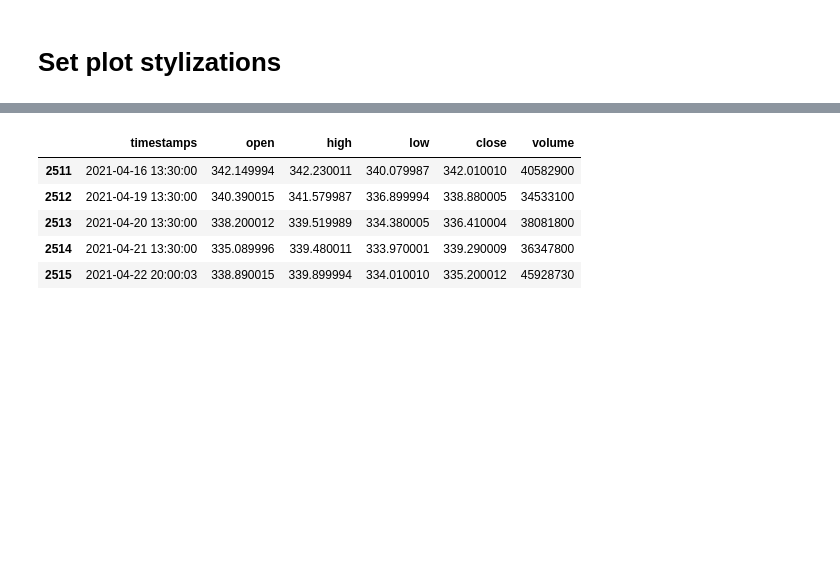
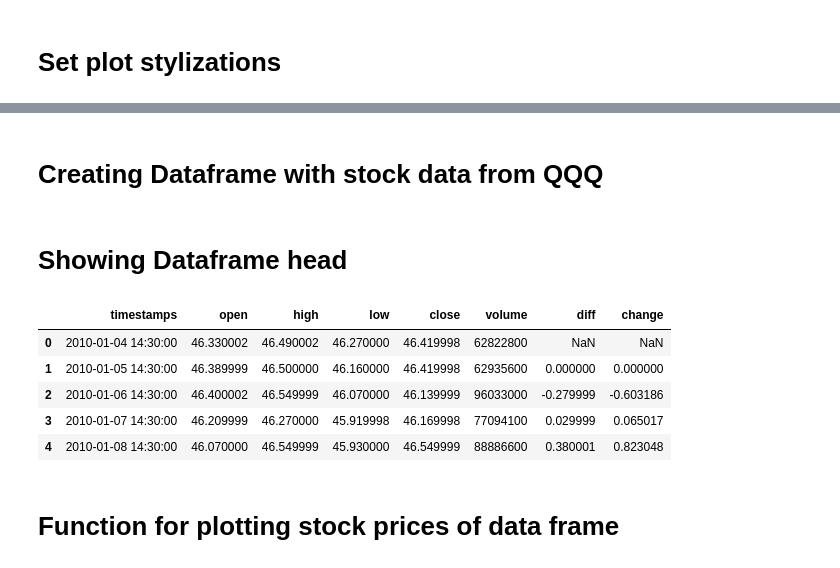
Before and after one commit to Olivia-Feldman/DLStockPrectionCNNModel-, a Jupyter notebook: sources/stock_predictor_rnn.ipynb, the cells around one changed output, grey strips where cells are left out. Drawn from its saved outputs; the diff is of its cells as text; code cells hidden in the pictures; blank space fills up the shorter version.

```diff
--- a/sources/stock_predictor_rnn.ipynb
+++ b/sources/stock_predictor_rnn.ipynb
@@ -44,6 +44,3 @@ def getStockData(ticker: str, constRange: str='5y'):
 
 def toDatetime(t):
     return datetime.fromtimestamp(t)
-# %%
-ticker = 'QQQ'
-df = getStockData(ticker, constRange='10y')
@@ -50,9 +51,52 @@ df = getStockData(ticker, constRange='10y')
+# %%
+def getStockDataInRange(ticker: str, startDate: str, endDate: str):
+    url = "https://query1.finance.yahoo.com/v8/finance/chart/" + ticker + "?period1=" + startDate + "&period2=" + endDate + "&useYfid=true&interval=1d&includePrePost=true&events=div%7Csplit%7Cearn&lang=en-US&region=US&crumb=Yo9B6QaqJUD&corsDomain=finance.yahoo.com"
+    x = requests.get(url)
+    jsonResponse = x.json()
+    timestamps = jsonResponse["chart"]["result"][0]["timestamp"]
+    open = jsonResponse["chart"]["result"][0]["indicators"]["quote"][0]["open"]
+    high = jsonResponse["chart"]["result"][0]["indicators"]["quote"][0]["high"]
+    low = jsonResponse["chart"]["result"][0]["indicators"]["quote"][0]["low"]
+    close = jsonResponse["chart"]["result"][0]["indicators"]["quote"][0]["close"]
+    volume = jsonResponse["chart"]["result"][0]["indicators"]["quote"][0]["volume"]
+
+    datetimes = list(map(toDatetime, timestamps))
+
+    data = {
+        'timestamps' : datetimes,
+        'open' : open,
+        'high' : high,
+        'low' : low,
+        'close' : close,
+        'volume' : volume
+    }
+
+    df = pd.DataFrame(data, columns=['timestamps', 'open', 'high', 'low', 'close', 'volume'])
+    # Difference if based on 'close' price
+    df['diff'] = df['close'].diff()
+    df['change'] = df['diff'] / df['close'].shift(periods=1) * 100
+    return df
+
+def toDatetime(t):
+    return datetime.fromtimestamp(t)
+# %% [markdown]
+# Creating Dataframe with stock data from QQQ
+# %%
+ticker = 'QQQ'
+endDate = datetime(year=2020, month=12, day=31, hour=0, minute=0).strftime('%s')
+startDate = datetime(year=2010, month=1, day=1, hour=0, minute=0).strftime('%s')
+
+df = getStockDataInRange(ticker=ticker, startDate=startDate, endDate=endDate)
+# %% [markdown]
+# Showing Dataframe head
 # %%
-df.tail()
+df.head()
 # %% [output]
-|  | timestamps | open | high | low | close | volume |
-| 2511 | 2021-04-16 13:30:00 | 342.149994 | 342.230011 | 340.079987 | 342.010010 | 40582900 |
-| 2512 | 2021-04-19 13:30:00 | 340.390015 | 341.579987 | 336.899994 | 338.880005 | 34533100 |
-| 2513 | 2021-04-20 13:30:00 | 338.200012 | 339.519989 | 334.380005 | 336.410004 | 38081800 |
-| 2514 | 2021-04-21 13:30:00 | 335.089996 | 339.480011 | 333.970001 | 339.290009 | 36347800 |
-| 2515 | 2021-04-22 20:00:03 | 338.890015 | 339.899994 | 334.010010 | 335.200012 | 45928730 |
+|  | timestamps | open | high | low | close | volume | diff | change |
+| 0 | 2010-01-04 14:30:00 | 46.330002 | 46.490002 | 46.270000 | 46.419998 | 62822800 | NaN | NaN |
+| 1 | 2010-01-05 14:30:00 | 46.389999 | 46.500000 | 46.160000 | 46.419998 | 62935600 | 0.000000 | 0.000000 |
+| 2 | 2010-01-06 14:30:00 | 46.400002 | 46.549999 | 46.070000 | 46.139999 | 96033000 | -0.279999 | -0.603186 |
+| 3 | 2010-01-07 14:30:00 | 46.209999 | 46.270000 | 45.919998 | 46.169998 | 77094100 | 0.029999 | 0.065017 |
+| 4 | 2010-01-08 14:30:00 | 46.070000 | 46.549999 | 45.930000 | 46.549999 | 88886600 | 0.380001 | 0.823048 |
+# %% [markdown]
+# Function for plotting stock prices of data frame
```
Also changed, not shown: parts of 52 cells of this notebook.
